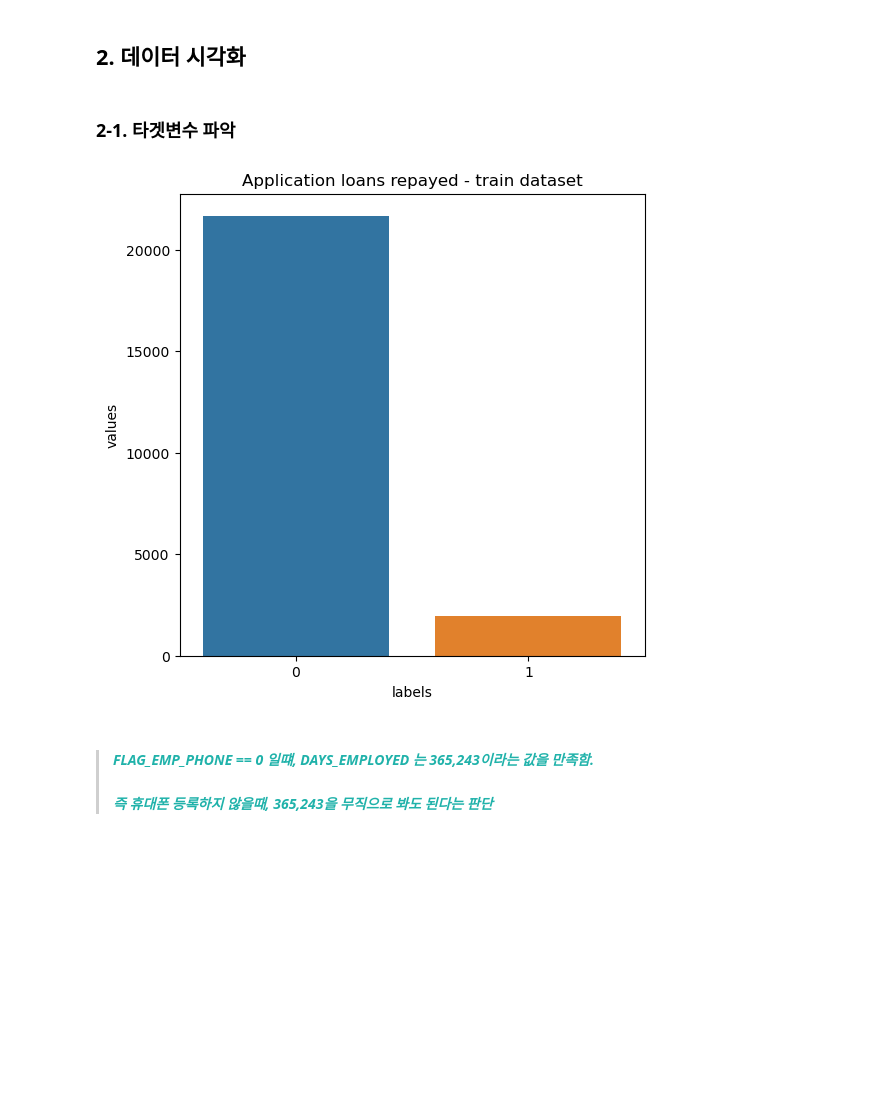
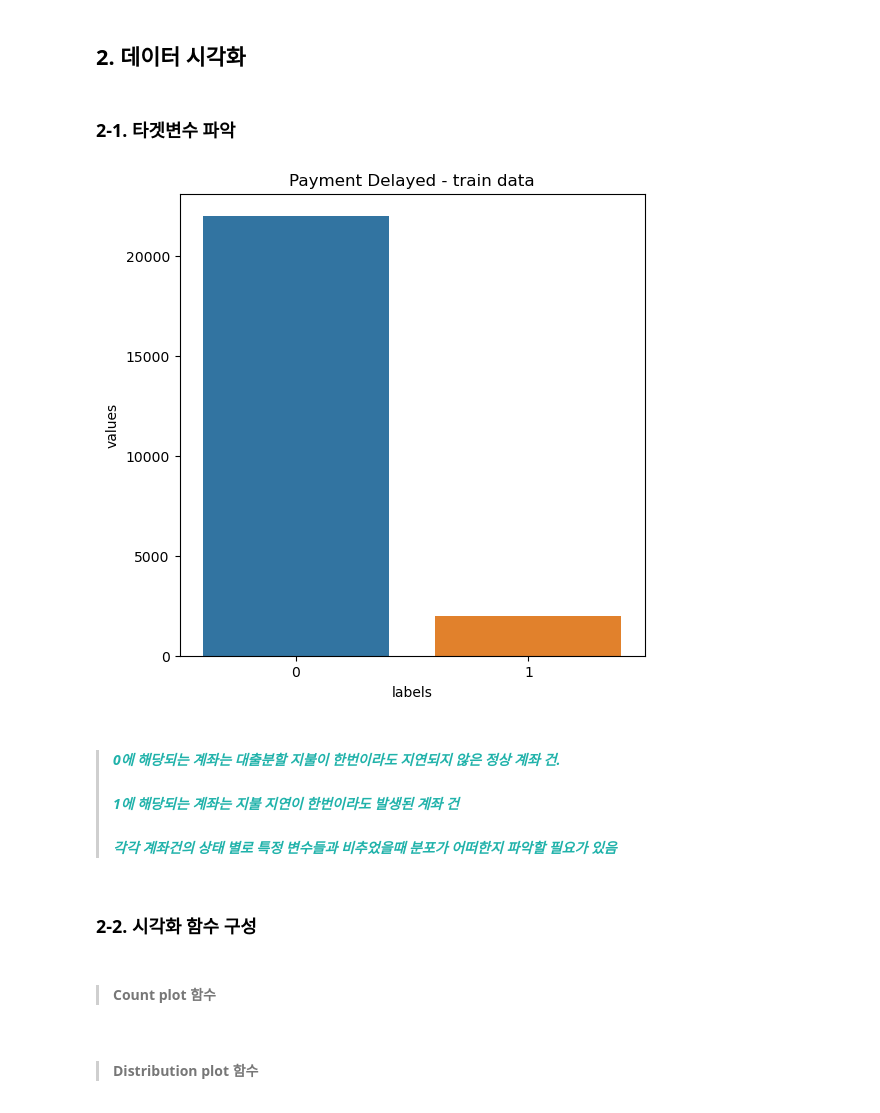
Before and after one commit to yellowlemontea/JB_DS2, a Jupyter notebook: notebook_csl.ipynb, the cells around one changed output. Drawn from its saved outputs; the diff is of its cells as text; code cells hidden in the pictures; blank space fills up the shorter version.

```diff
--- a/notebook_csl.ipynb
+++ b/notebook_csl.ipynb
@@ -359,8 +343,8 @@ fill_methods = {
     'CB_SCORE_3':'median'
 }
 
-df_adj_mv2 = replace_missing_values(df_adj_mv,fill_methods)
-df_adj_mv2.info()
+df_adj_mv_fill = replace_missing_values(df_adj_mv,fill_methods)
+df_adj_mv_fill.info()
 # %% [output]
 <class 'pandas.core.frame.DataFrame'>
 RangeIndex: 24000 entries, 0 to 23999
@@ -406,20 +390,25 @@ df_adj_mv2
 # %% [markdown]
 ## 2. 데이터 시각화  <a id="s-2">
 # %% [markdown]
-### 2-1. 타겟변수 파악  <a id="s-1.1">
+### 2-1. 타겟변수 파악  <a id="s-2.1">
 # %%
-temp = df_adj_mv2["TARGET"].value_counts()
+temp = df_adj_mv_fill["TARGET"].value_counts()
 df = pd.DataFrame({'labels': temp.index,
                    'values': temp.values
                   })
 plt.figure(figsize = (6,6))
-plt.title('Application loans repayed - train dataset')
+plt.title('Payment Delayed - train data')
 sns.set_color_codes("pastel")
 sns.barplot(x = 'labels', y="values", data=df)
 locs, labels = plt.xticks()
 plt.show()
 # %% [output]
-[figure, old version]
+[figure, new version]
 # %% [markdown]
-> #### _<font color = lightseagreen>  FLAG_EMP_PHONE  == 0 일떄, DAYS_EMPLOYED 는 365,243이라는 값을 만족함. </font>_
-> #### _<font color = lightseagreen>  즉 휴대폰 등록하지 않을때, 365,243을 무직으로 봐도 된다는 판단 </font>_
+> #### _<font color = lightseagreen>  0에 해당되는 계좌는 대출분할 지불이 한번이라도 지연되지 않은 정상 계좌 건. </font>_
+> #### _<font color = lightseagreen>  1에 해당되는 계좌는 지불 지연이 한번이라도 발생된 계좌 건 </font>_
+> #### _<font color = lightseagreen>  각각 계좌건의 상태 별로 특정 변수들과 비추었을때 분포가 어떠한지 파악할 필요가 있음 </font>_
+# %% [markdown]
+### 2-2. 시각화 함수 구성  <a id="s-2.2">
+# %% [markdown]
+> #### Count plot 함수
@@ -425,0 +444,2 @@ plt.show()
+# %% [markdown]
+> #### Distribution plot 함수
```
Also changed, not shown: parts of 13 cells of this notebook.
